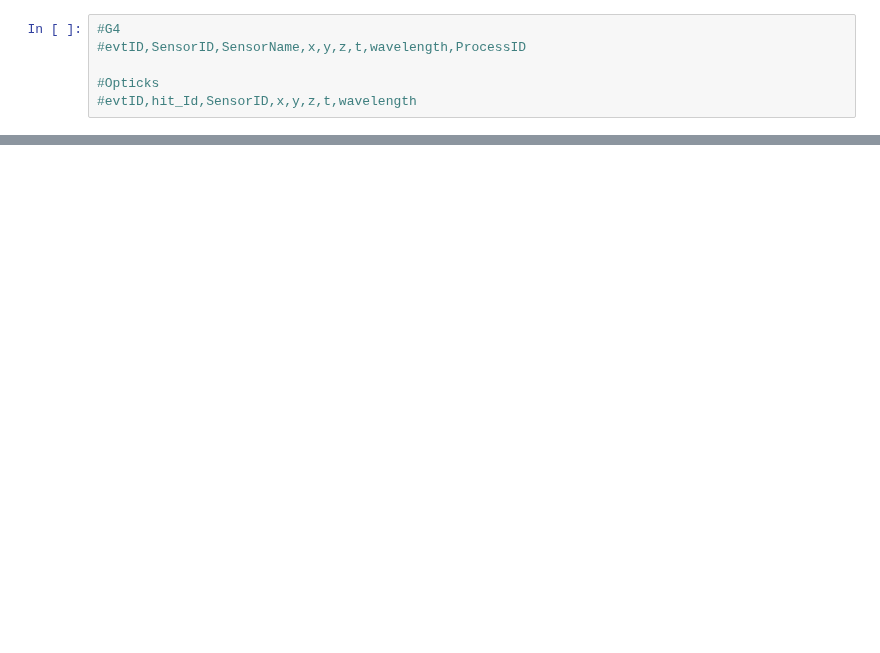
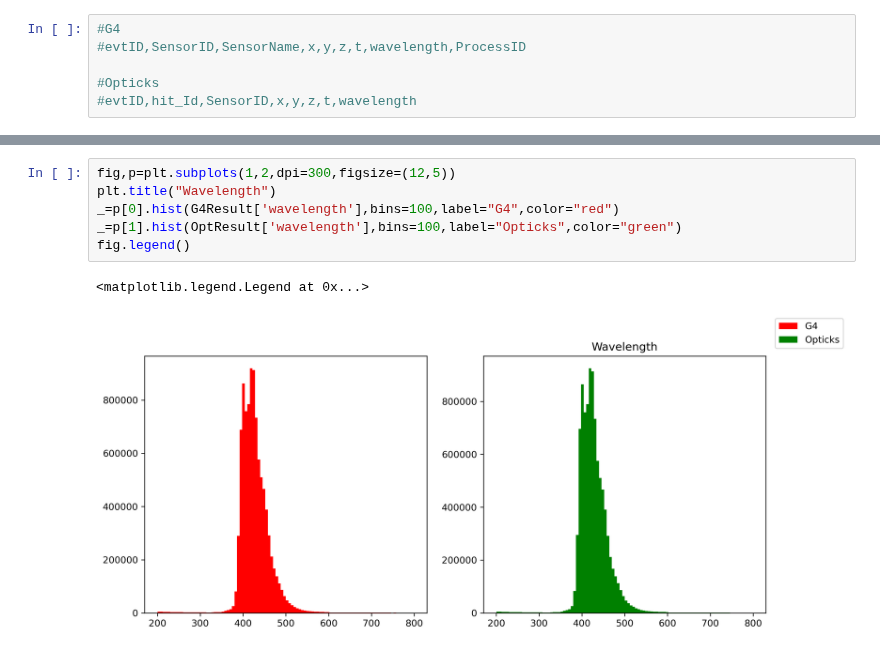
Before and after one commit to nuRiceLab/OpticalSims, a Jupyter notebook: Analysis/G4andOpticksHitsTest.ipynb, the cells around one changed output, grey strips where cells are left out. Drawn from its saved outputs; the diff is of its cells as text; blank space fills up the shorter version.

```diff
--- a/Analysis/G4andOpticksHitsTest.ipynb
+++ b/Analysis/G4andOpticksHitsTest.ipynb
@@ -72,3 +85,12 @@ print(PhotonInfo)
 
    eventID
 0        0
+# %%
+fig,p=plt.subplots(1,2,dpi=300,figsize=(12,5))
+plt.title("Wavelength")
+_=p[0].hist(G4Result['wavelength'],bins=100,label="G4",color="red")
+_=p[1].hist(OptResult['wavelength'],bins=100,label="Opticks",color="green")
+fig.legend()
+# %% [output]
+<matplotlib.legend.Legend at 0x...>
+[figure, added]
```
Also changed, not shown: parts of 6 cells of this notebook, 21 other files.
